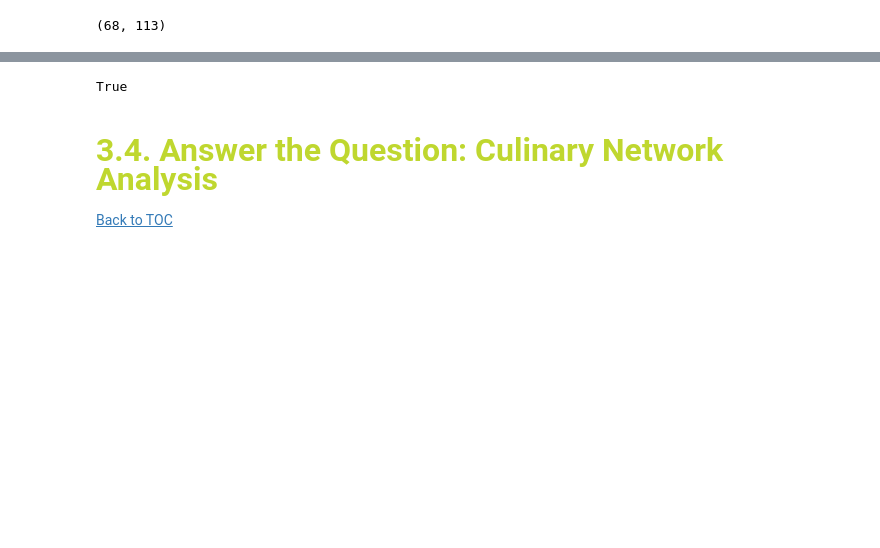
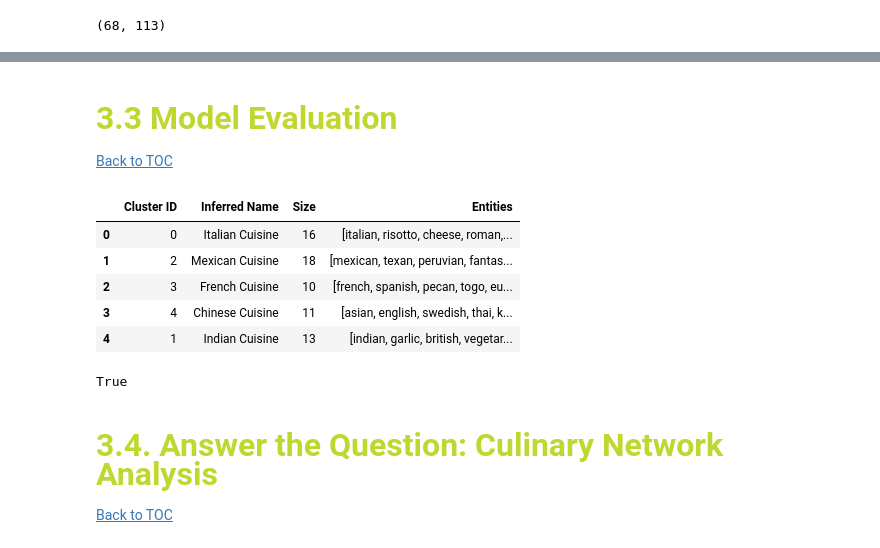
Before and after one commit to beatrizmarques2005/text_mining_in_reviews, a Jupyter notebook: notebooks/05_named_entity_recognition.ipynb, the cells around one changed output, grey strips where cells are left out. Cells and saved outputs as stored; diff of their text form; code cells hidden in the pictures; blank space fills up the shorter version.

```diff
--- a/notebooks/05_named_entity_recognition.ipynb
+++ b/notebooks/05_named_entity_recognition.ipynb
@@ -548,17 +440,0 @@ Highlighting edges with weight >= 4.0
-# %%
-cluster_data = []
-for cid, nodes in clusters.items():
-    name = infer_cluster_name(nodes, G, location_included=False)
-    cluster_data.append({
-        "Cluster ID": cid,
-        "Inferred Name": name,
-        "Entities": nodes,
-        "Size": len(nodes)
-    })
-
-clusters_df = pd.DataFrame(cluster_data)
-
-# Reorder columns for readability
-clusters_df = clusters_df[["Cluster ID", "Inferred Name", "Size", "Entities"]]
-
-clusters_df
@@ -572 +595,30 @@ clusters_df
+# %% [markdown]
+## <font color='#BFD72F' size=6>3.3 Model Evaluation</font> <a class="anchor" id="3_3"></a>
+
+[Back to TOC](#toc)
+# %%
+cluster_data_ = []
+
+# Iterate over the dictionary you already created
+for cid, info in named_clusters.items():
+    cluster_data_.append({
+        "Cluster ID": cid,
+        "Inferred Name": info["name"],  # Retrieve the pre-calculated name
+        "Entities": info["nodes"],      # Retrieve the nodes
+        "Size": len(info["nodes"])      # Calculate size
+    })
+
+clusters_df = pd.DataFrame(cluster_data_)
+
+# Reorder columns for readability
+clusters_df= clusters_df[["Cluster ID", "Inferred Name", "Size", "Entities"]]
+
+clusters_df
+# %% [output]
+|  | Cluster ID | Inferred Name | Size | Entities |
+| 0 | 0 | Italian Cuisine | 16 | [italian, risotto, cheese, roman,... |
+| 1 | 2 | Mexican Cuisine | 18 | [mexican, texan, peruvian, fantas... |
+| 2 | 3 | French Cuisine | 10 | [french, spanish, pecan, togo, eu... |
+| 3 | 4 | Chinese Cuisine | 11 | [asian, english, swedish, thai, k... |
+| 4 | 1 | Indian Cuisine | 13 | [indian, garlic, british, vegetar... |
 # %%
```
Also changed, not shown: parts of 20 cells of this notebook, 2 other files.
